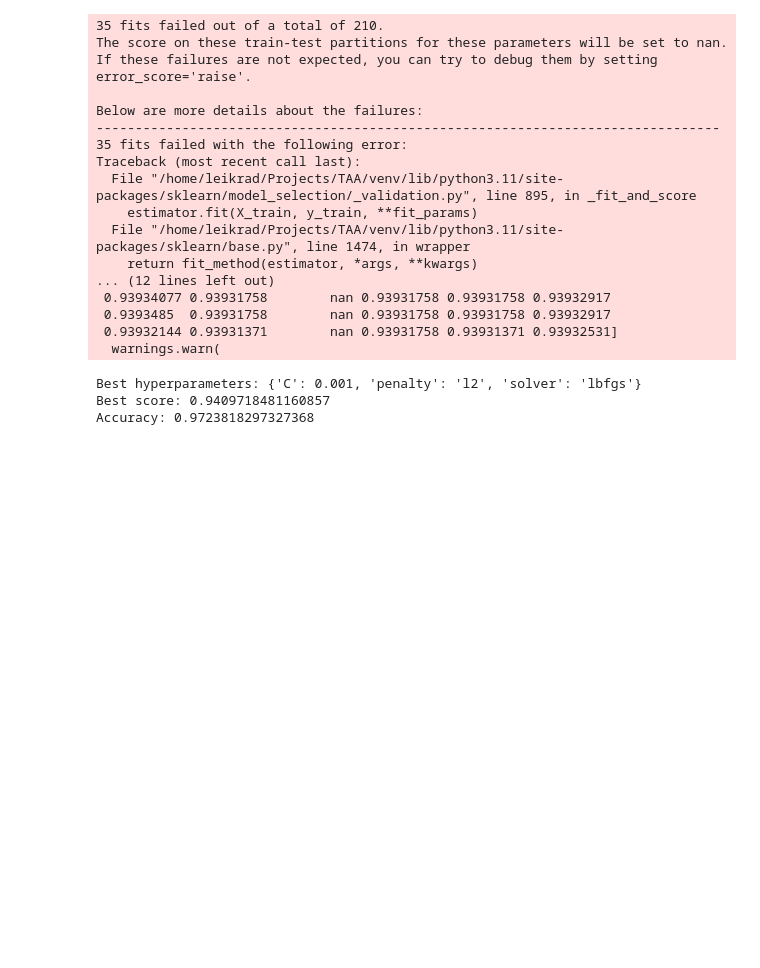
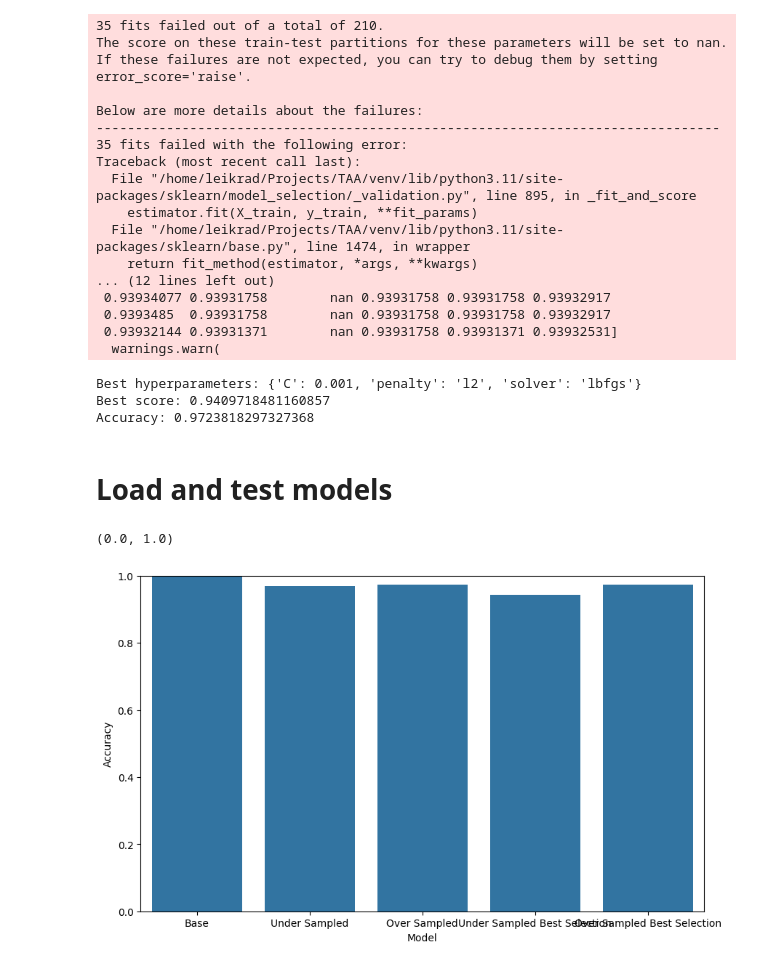
Before and after one commit to LeikRad/TAA_Projects, a Jupyter notebook: project_1/LogisticalRegression.ipynb, the cells around one changed output. Saved outputs shown, nothing was run; the diff lists cells and outputs as text; code cells hidden in the pictures; blank space fills up the shorter version.

Commit message:
added loading models

```diff
--- a/project_1/LogisticalRegression.ipynb
+++ b/project_1/LogisticalRegression.ipynb
@@ -624,3 +624,53 @@ Traceback (most recent call last):
 Best hyperparameters: {'C': 0.001, 'penalty': 'l2', 'solver': 'lbfgs'}
 Best score: 0.9409718481160857
 Accuracy: 0.9723818297327368
+# %% [markdown]
+# Load and test models
+# %%
+# Load the base model
+base_model = joblib.load(f'{output_dir}/base/model.pkl')
+
+# Load the under sampled model
+under_sampled_model = joblib.load(f'{output_dir}/under_sampled_no_selection/model.pkl')
+
+# Load the over sampled model
+over_sampled_model = joblib.load(f'{output_dir}/over_sampled_no_selection/model.pkl')
+
+# Load the under sampled best selection model
+under_sampled_best_model = joblib.load(f'{output_dir}/under_sampled_best_selection/model.pkl')
+
+# Load the over sampled best selection model
+over_sampled_best_model = joblib.load(f'{output_dir}/over_sampled_best_selection/model.pkl')
+
+# Predict the test set
+base_y_pred = base_model.predict(X_test)
+under_sampled_y_pred = under_sampled_model.predict(X_test)
+over_sampled_y_pred = over_sampled_model.predict(X_test)
+under_sampled_best_y_pred = under_sampled_best_model.predict(under_sampled_best_X_test)
+over_sampled_best_y_pred = over_sampled_best_model.predict(over_sampled_best_X_test)
+
+# Calculate the accuracy
+base_accuracy = np.mean(base_y_pred == y_test)
+under_sampled_accuracy = np.mean(under_sampled_y_pred == y_test)
+over_sampled_accuracy = np.mean(over_sampled_y_pred == y_test)
+under_sampled_best_accuracy = np.mean(under_sampled_best_y_pred == y_test)
+over_sampled_best_accuracy = np.mean(over_sampled_best_y_pred == y_test)
+
+# Create a dataframe
+df = pd.DataFrame({
+    'Model': ['Base', 'Under Sampled', 'Over Sampled', 'Under Sampled Best Selection', 'Over Sampled Best Selection'],
+    'Accuracy': [base_accuracy, under_sampled_accuracy, over_sampled_accuracy, under_sampled_best_accuracy, over_sampled_best_accuracy]
+})
+
+# Save the dataframe
+df.to_csv(f'{output_dir}/accuracy.csv', index=False)
+
+# Plot the accuracy
+plt.figure(figsize=(10, 6))
+
+sns.barplot(x='Model', y='Accuracy', data=df)
+
+plt.ylim(0, 1)
+# %% [output]
+(0.0, 1.0)
+[figure, added]
```
Also changed, not shown: 1 other file.
